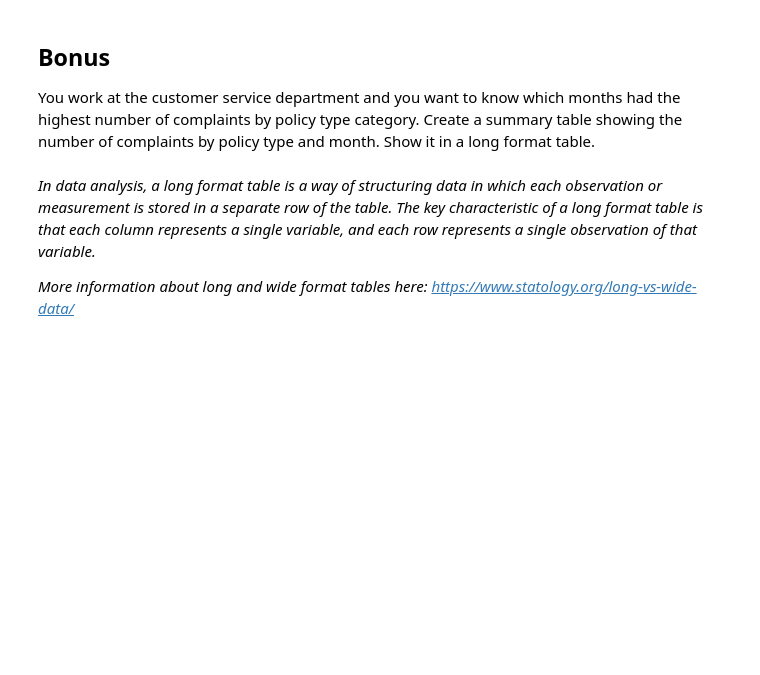
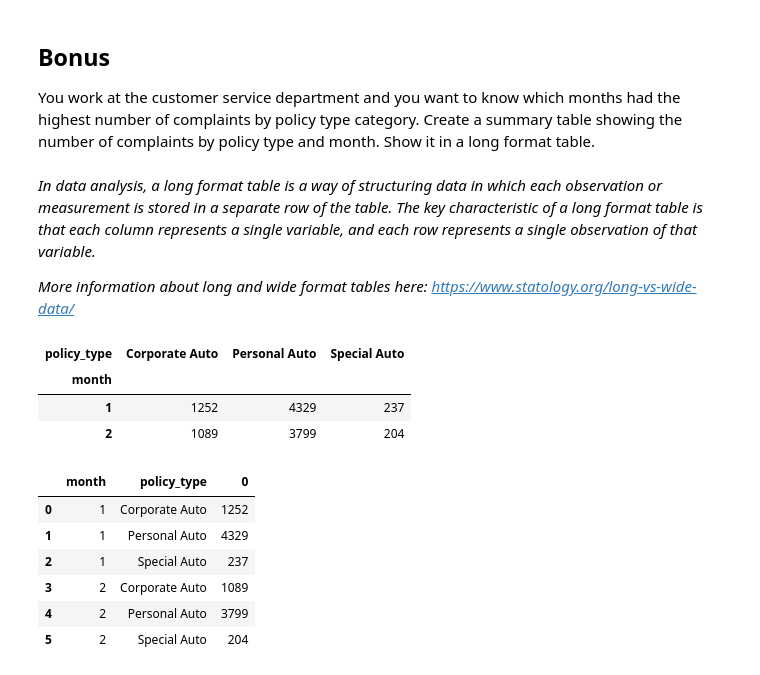
Before and after one commit to Mike578/lab-dw-data-structuring-and-combining, a Jupyter notebook: [LAB]_W2_Day_3_lab_dw_data_structuring_and_combining.ipynb, the cells around one changed output. Drawn from its saved outputs; the diff is of its cells as text; code cells hidden in the pictures; blank space fills up the shorter version.

```diff
--- a/[LAB]_W2_Day_3_lab_dw_data_structuring_and_combining.ipynb
+++ b/[LAB]_W2_Day_3_lab_dw_data_structuring_and_combining.ipynb
@@ -164,4 +234,22 @@ Show it in a long format table.
 
 *More information about long and wide format tables here: https://www.statology.org/long-vs-wide-data/*
 # %%
-# Your code goes here
+# Create a pivot table with the number of open complaints by month and policy type
+pivot_table = pd.pivot_table(df, values='number_of_open_complaints', index=['month'], columns=['policy_type'], aggfunc='count', fill_value=0)
+pivot_table
+# %% [output]
+| policy_type | Corporate Auto | Personal Auto | Special Auto |
+| month |  |  |  |
+| 1 | 1252 | 4329 | 237 |
+| 2 | 1089 | 3799 | 204 |
+# %%
+# Stack the pivot table to create a long format table
+pivot_table.stack().reset_index()
+# %% [output]
+|  | month | policy_type | 0 |
+| 0 | 1 | Corporate Auto | 1252 |
+| 1 | 1 | Personal Auto | 4329 |
+| 2 | 1 | Special Auto | 237 |
+| 3 | 2 | Corporate Auto | 1089 |
+| 4 | 2 | Personal Auto | 3799 |
+| 5 | 2 | Special Auto | 204 |
```
Also changed, not shown: parts of 8 cells of this notebook.
